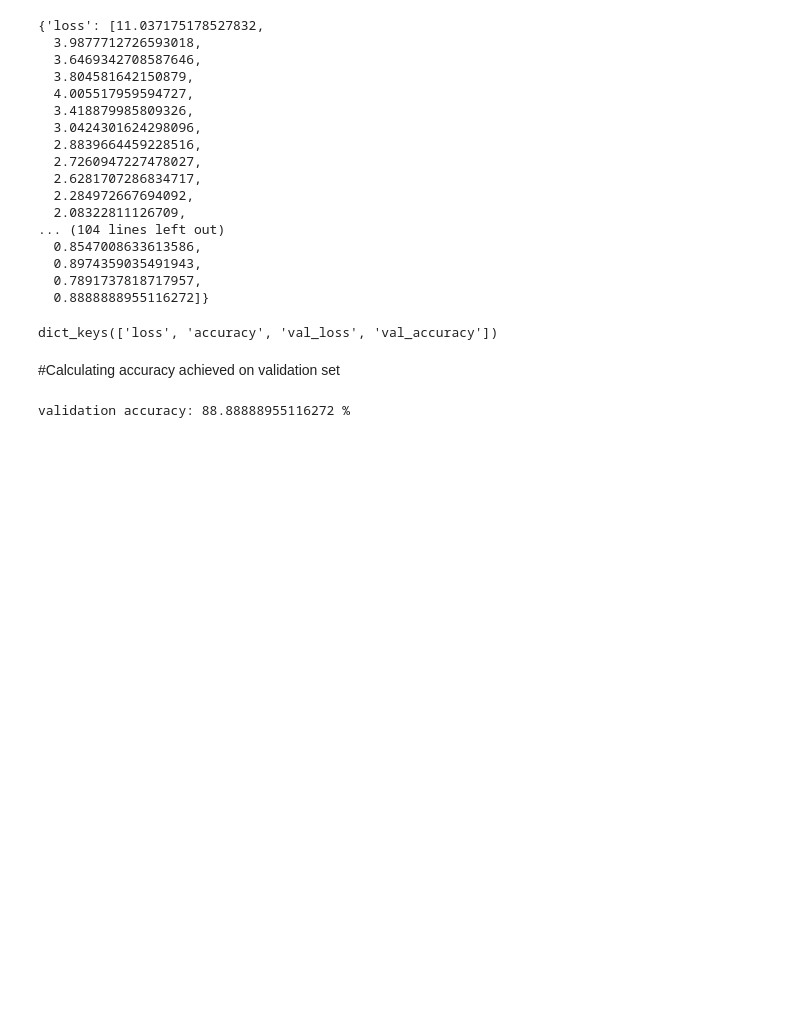
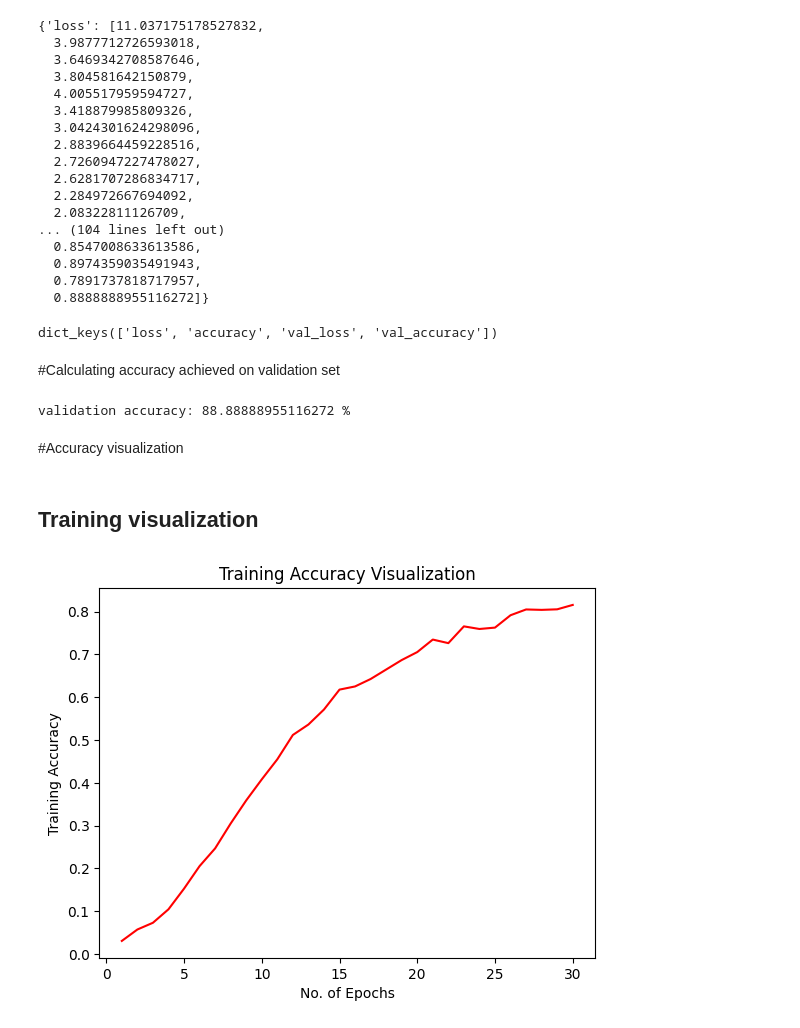
Before and after one commit to pathakharsh123/Fruit_and_vegetable_detection_system, a Jupyter notebook: Fruit_vegetable_detection_system.ipynb, the cells around one changed output. Cells and saved outputs as stored; diff of their text form; code cells hidden in the pictures; blank space fills up the shorter version.

Commit message:
accuracy visualization done using matplotlib

```diff
--- a/Fruit_vegetable_detection_system.ipynb
+++ b/Fruit_vegetable_detection_system.ipynb
@@ -141,3 +141,16 @@ dict_keys(['loss', 'accuracy', 'val_loss', 'val_accuracy'])
 print("validation accuracy: {} %".format(training_history.history['val_accuracy'][-1]*100))
 # %% [output]
 validation accuracy: 88.88888955116272 %
+# %% [markdown]
+#Accuracy visualization
+# %% [markdown]
+## Training visualization
+# %%
+epochs= [i for i in range(1,31)]
+plt.plot(epochs,training_history.history['accuracy'],color='red')
+plt.xlabel("No. of Epochs")
+plt.ylabel("Training Accuracy")
+plt.title("Training Accuracy Visualization")
+plt.show()
+# %% [output]
+[figure, added]
```
Also changed, not shown: parts of 2 cells of this notebook.
